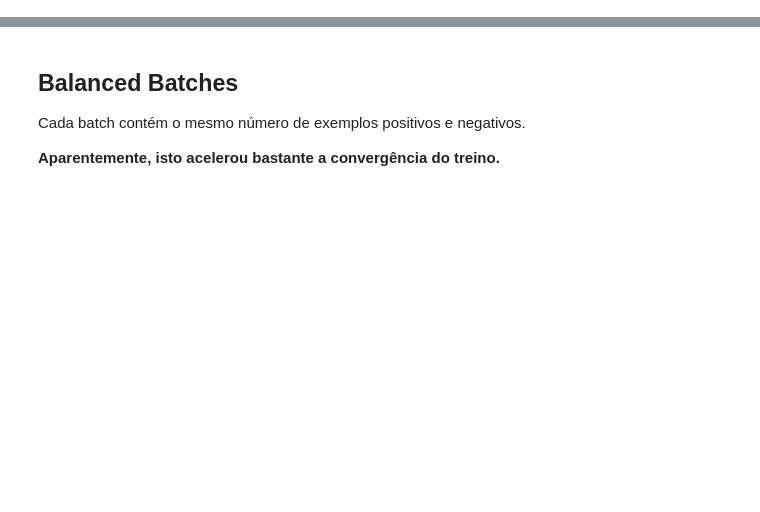
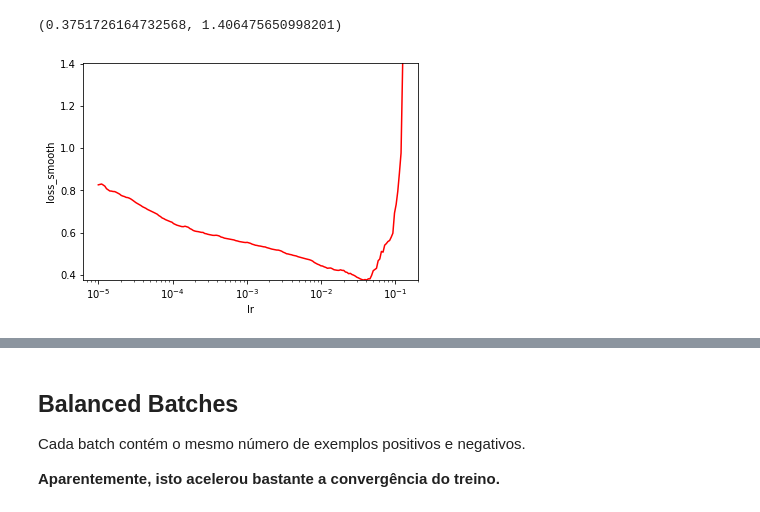
Before and after one commit to eraldoluis/textcnn, a Jupyter notebook: notebooks/test_parse_results.ipynb, the cells around one changed output, grey strips where cells are left out. Cells and saved outputs as stored; diff of their text form; code cells hidden in the pictures; blank space fills up the shorter version.

```diff
--- a/notebooks/test_parse_results.ipynb
+++ b/notebooks/test_parse_results.ipynb
@@ -39,0 +49,21 @@ sns.lineplot(x="epoch", y="valid_fscore_class1", data=df)
+# %%
+df = pd.DataFrame(linear_dicts_from_file("../results/out_train_20191126-200229-350501/res_periter.json"))
+
+# smoothing
+df["loss_smooth"] = df["loss_iter"].ewm(alpha=0.02).mean()
+
+min_loss = df["loss_smooth"].min()
+df = df[df["loss_smooth"] < 4 * min_loss]
+
+# sns.lineplot(x="lr", y="loss_iter", data=df)
+p = sns.lineplot(x="lr", y="loss_smooth", data=df, color="r")
+p.set(xscale="log")
+
+import matplotlib.pyplot as plt
+# ay2 = plt.twiny()
+# sns.lineplot(x="epoch", y=0, data=df, ax=ay2, color="w")
+
+plt.ylim(df["loss_smooth"].min(),df["loss_smooth"].max())
+# %% [output]
+(0.3751726164732568, 1.406475650998201)
+[figure, added]
```
Also changed, not shown: parts of 22 cells of this notebook, 54 other files.
